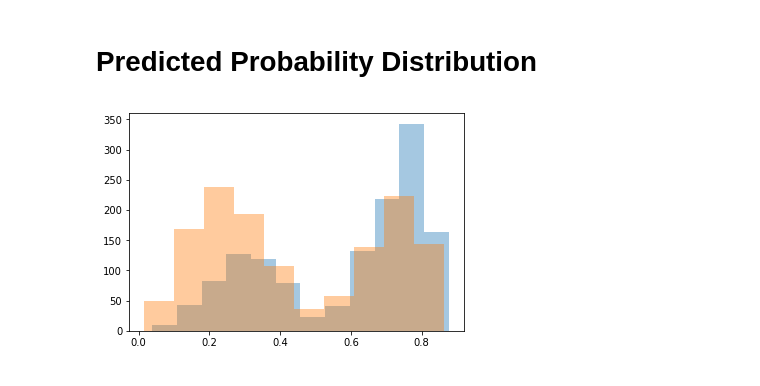
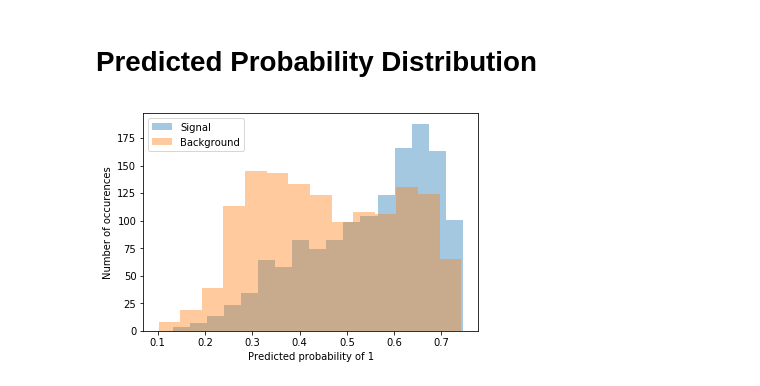
Before and after one commit to kevinyang372/HYU_PH, a Jupyter notebook: ttbb-tth(bb) Classification.ipynb, the cells around one changed output. Drawn from its saved outputs; the diff is of its cells as text; code cells hidden in the pictures.

```diff
--- a/ttbb-tth(bb) Classification.ipynb
+++ b/ttbb-tth(bb) Classification.ipynb
@@ -597,21 +614,21 @@ Y_valid = np.array(Y_valid)
 xgb = XGBRegressor()
 # %%
 params={
-    'objective': 'binary:logistic',
-    'learning_rate': 0.1,
-    'max_depth':5,
-    'gamma': 0.3,
-    'min_child_weight':1,
-    'subsample': 0.8,
-    'colsample_bytree': 0.8,
-    'n_estimators': 1000,
+    'objective': ['binary:logistic'],
+    'learning_rate': [0.01, 0.1, 0.5, 1],
+    'max_depth': [5],
+    'gamma': [0.3],
+    'min_child_weight': [1],
+    'subsample': [0.8],
+    'colsample_bytree': [0.8],
+    'n_estimators': [1000],
 }
 # %% [markdown]
 _The code commented out here is to use GridSearchCV to find best parameters_
 # %%
-# grs = GridSearchCV(xgb, param_grid=params, cv=2, n_jobs=4, verbose=2)
-# grs.fit(X_train, Y_train, eval_set=[(X_valid, Y_valid)], verbose=False)
+grs = GridSearchCV(xgb, param_grid=params, cv=2, n_jobs=4, verbose=2)
+grs.fit(X_train, Y_train, eval_set=[(X_valid, Y_valid)], verbose=False)
 
-# print("Best parameters " + str(grs.best_params_))
-# gpd = pd.DataFrame(grs.cv_results_)
-# print("Estimated accuracy of this model for unseen data: {0:1.4f}".format(gpd['mean_test_score'][grs.best_index_]))
+print("Best parameters " + str(grs.best_params_))
+gpd = pd.DataFrame(grs.cv_results_)
+print("Estimated accuracy of this model for unseen data: {0:1.4f}".format(gpd['mean_test_score'][grs.best_index_]))
@@ -669,6 +706,6 @@ Y_test = np.array(Y_test)
 # %%
 nn_test = model.predict(X_test)
 gb_test = my_model.predict(X_test)
-r_test = rf.predict(X_test)
+rf_test = rf.predict(X_test)
 # %%
 nn_test = np.array([i[1] for i in nn_test])
@@ -683,7 +723,7 @@ precision_recall_fscore_support(Y_test, (nn_test*0.4 + gb_test*0.3 + r_test*0.3)
 # %% [markdown]
 # ROC Curve
 # %%
-y_prob = nn_test*0.4 + gb_test*0.3 + r_test*0.3
+y_prob = nn_test*0.6 + gb_test*0.3 + rf_test*0.1
 # %%
 false_positive_rate, true_positive_rate, thresholds = roc_curve(Y_test, y_prob)
 roc_auc = auc(false_positive_rate, true_positive_rate)
@@ -713,6 +753,9 @@ for i in range(len(Y_test)):
 # %%
 sns.distplot(signals,label="Signal",kde = False)
 sns.distplot(backgrounds,label="Background", kde = False)
+plt.legend()
+plt.xlabel("Predicted probability of 1")
+plt.ylabel("Number of occurences")
 plt.show()
 # %% [output]
-[figure, old version]
+[figure, new version]
```
Also changed, not shown: parts of 17 cells of this notebook, 1 other file.
